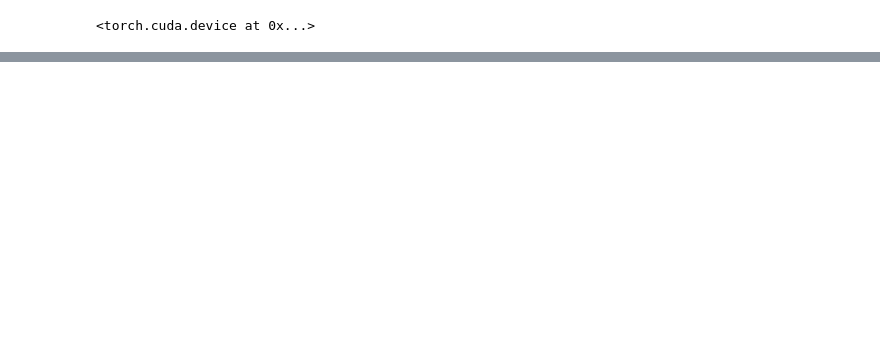
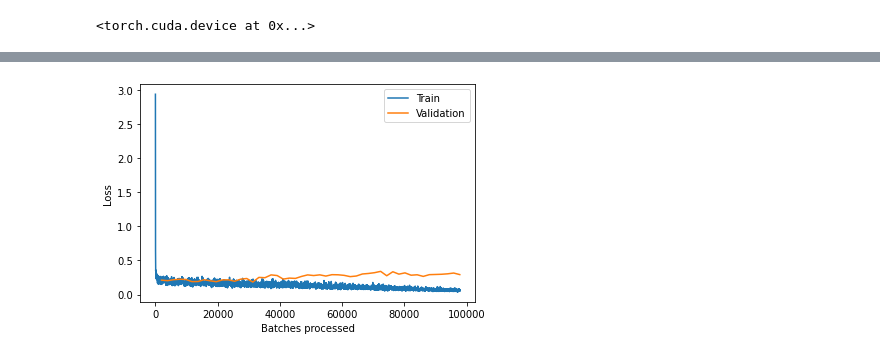
Before and after one commit to vitorbertulucci/tcc, a Jupyter notebook: cycle_gan/decrappification.ipynb, the cells around one changed output, grey strips where cells are left out. Cells and saved outputs as stored; diff of their text form; code cells hidden in the pictures; blank space fills up the shorter version.

```diff
--- a/cycle_gan/decrappification.ipynb
+++ b/cycle_gan/decrappification.ipynb
@@ -41,0 +77,4 @@ def create_gen_learner():
+# %%
+learner_sample.recorder.plot_losses()
+# %% [output]
+[figure, added]
```
Also changed, not shown: parts of 34 cells of this notebook, 14 other files.
